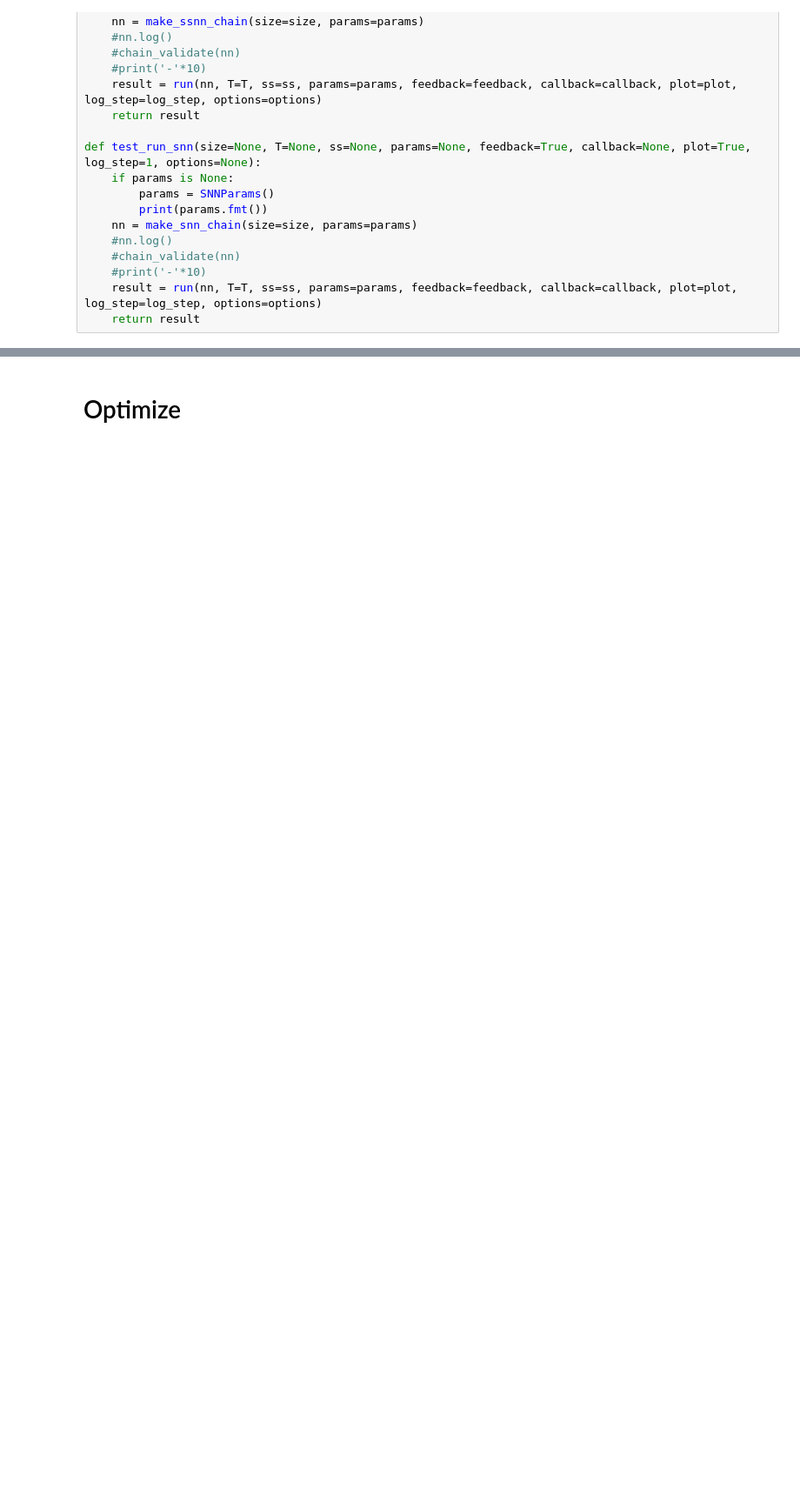
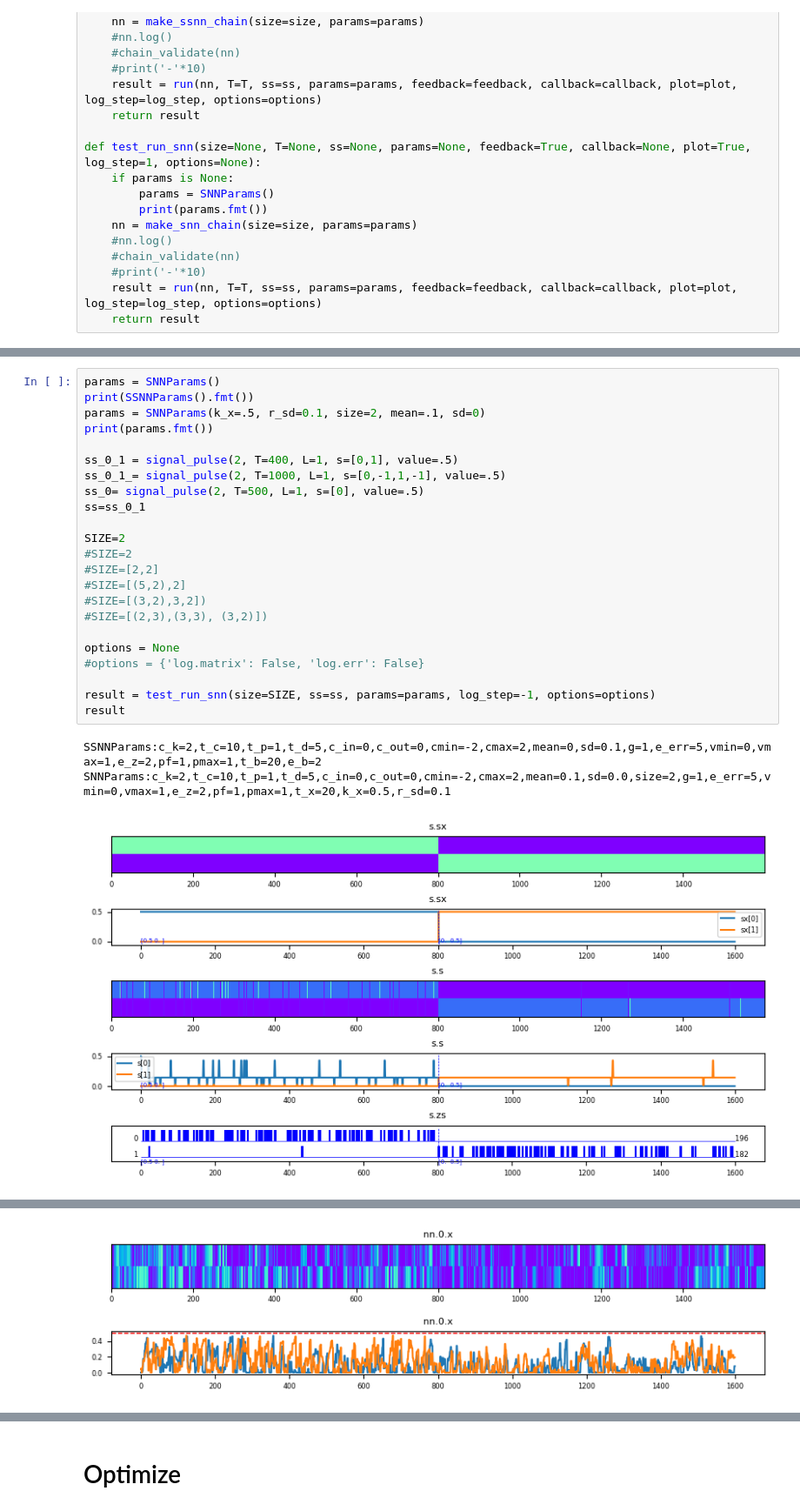
Before and after one commit to einnovator/spikeml, a Jupyter notebook: nb/snn.ipynb, the cells around one changed output, grey strips where cells are left out. Shown at 87% size. Saved outputs shown, nothing was run; the diff lists cells and outputs as text; blank space fills up the shorter version.

Commit message:
add: test nbs

```diff
--- a/nb/snn.ipynb
+++ b/nb/snn.ipynb
@@ -835,0 +889,27 @@ SSNNParams:c_k=2,t_c=10,t_p=1.0,t_d=3.0,c_in=0.0,c_out=0.0,cmin=0.0,cmax=3.0,mea
+# %%
+params = SNNParams()
+print(SSNNParams().fmt())
+params = SNNParams(k_x=.5, r_sd=0.1, size=2, mean=.1, sd=0)
+print(params.fmt())
+
+ss_0_1 = signal_pulse(2, T=400, L=1, s=[0,1], value=.5)
+ss_0_1_= signal_pulse(2, T=1000, L=1, s=[0,-1,1,-1], value=.5)
+ss_0= signal_pulse(2, T=500, L=1, s=[0], value=.5)
+ss=ss_0_1
+
+SIZE=2
+#SIZE=2
+#SIZE=[2,2]
+#SIZE=[(5,2),2]
+#SIZE=[(3,2),3,2])
+#SIZE=[(2,3),(3,3), (3,2)])
+
+options = None
+#options = {'log.matrix': False, 'log.err': False}
+
+result = test_run_snn(size=SIZE, ss=ss, params=params, log_step=-1, options=options)
+result
+# %% [output]
+SSNNParams:c_k=2,t_c=10,t_p=1,t_d=5,c_in=0,c_out=0,cmin=-2,cmax=2,mean=0,sd=0.1,g=1,e_err=5,vmin=0,vmax=1,e_z=2,pf=1,pmax=1,t_b=20,e_b=2
+SNNParams:c_k=2,t_c=10,t_p=1,t_d=5,c_in=0,c_out=0,cmin=-2,cmax=2,mean=0.1,sd=0.0,size=2,g=1,e_err=5,vmin=0,vmax=1,e_z=2,pf=1,pmax=1,t_x=20,k_x=0.5,r_sd=0.1
+[figure, added]
@@ -835,0 +917 @@ SSNNParams:c_k=2,t_c=10,t_p=1.0,t_d=3.0,c_in=0.0,c_out=0.0,cmin=0.0,cmax=3.0,mea
+[figure, added]
```
Also changed, not shown: parts of 6 cells of this notebook, 20 other files.
